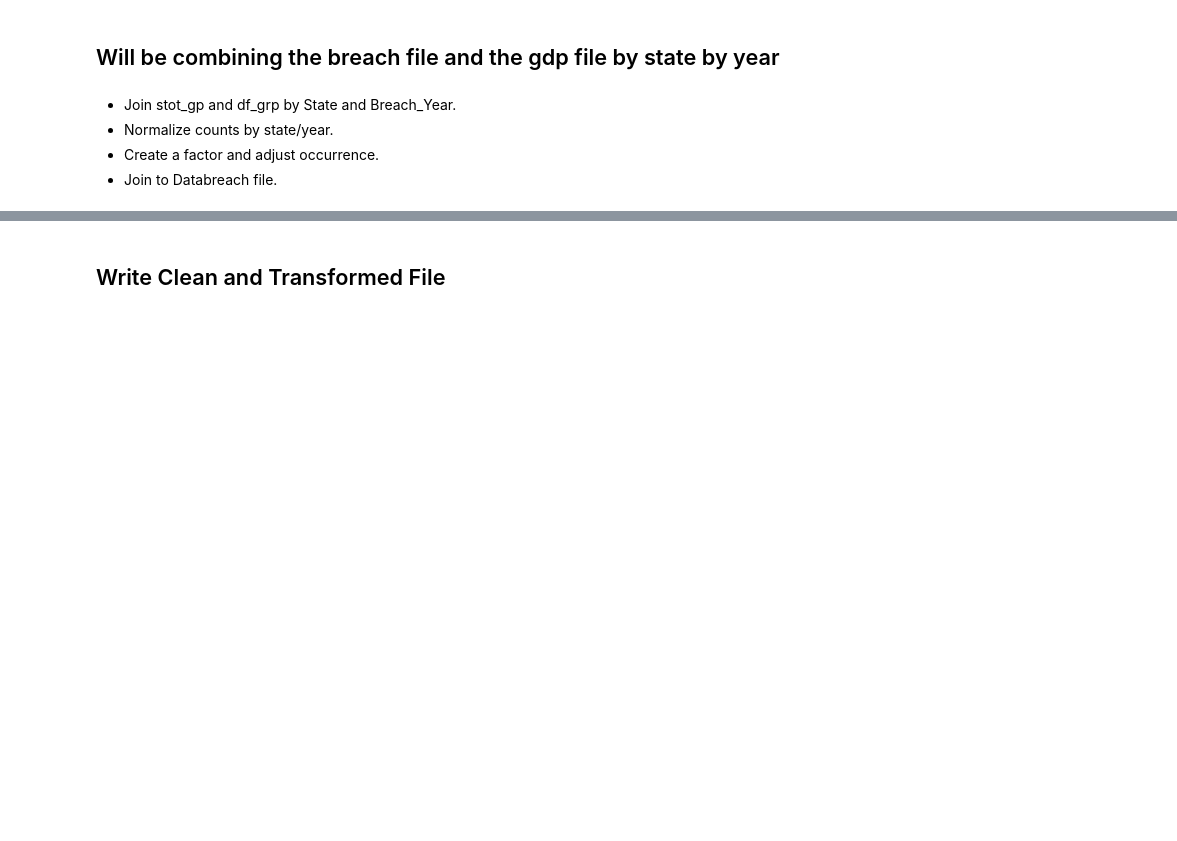
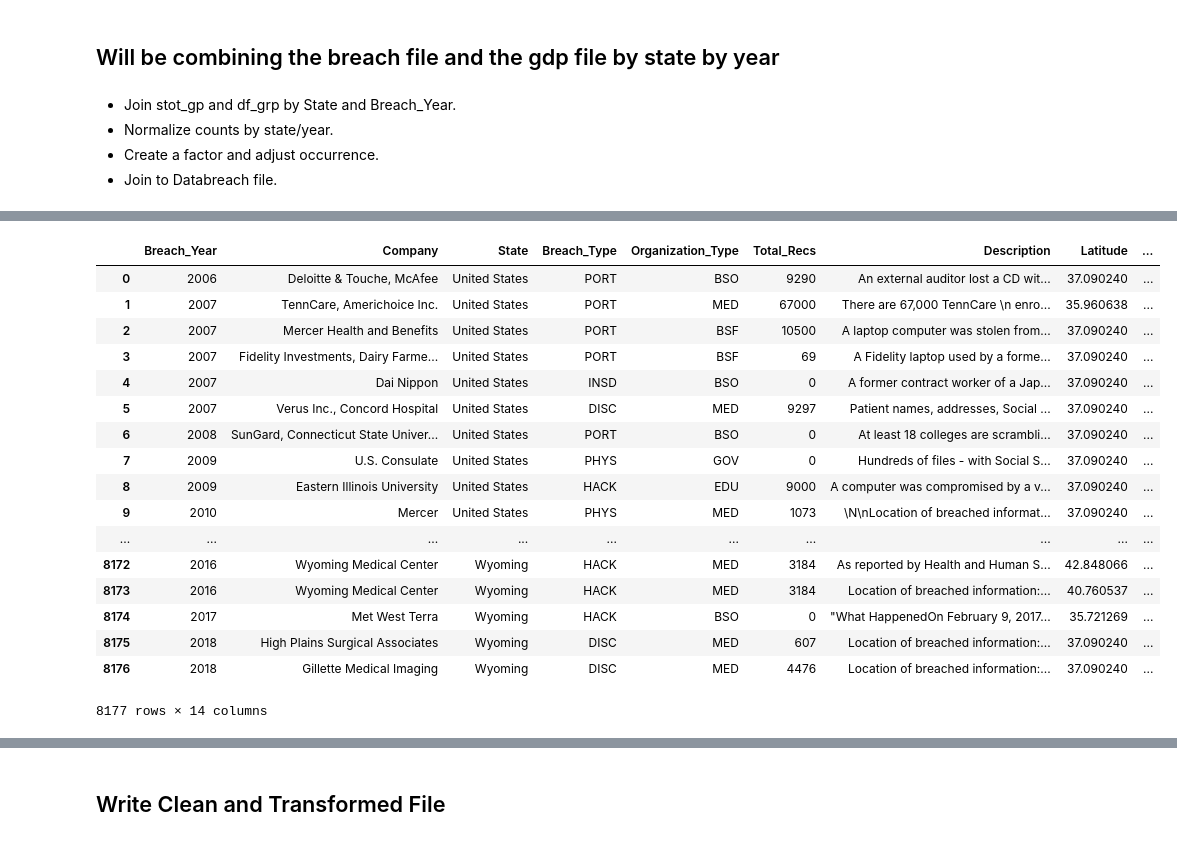
Before and after one commit to dmrod01/Capstone, a Jupyter notebook: Data_Breaches_Cleaning_Transformation.ipynb, the cells around one changed output, grey strips where cells are left out. Cells and saved outputs as stored; diff of their text form; code cells hidden in the pictures; blank space fills up the shorter version.

```diff
--- a/Data_Breaches_Cleaning_Transformation.ipynb
+++ b/Data_Breaches_Cleaning_Transformation.ipynb
@@ -892,0 +841,5 @@ stot_gp.head()
+# %%
+stot_gp = stot_gp[stot_gp.State_CAT != 99]
+# %%
+stot_gp = stot_gp.drop(["State","Breach_Year"], axis=1)
+stot_gp.head()
@@ -892,0 +875,3 @@ stot_gp.head()
+# %%
+df = df.drop(["Breach_Occurrence"], axis=1)
+df.head()
@@ -892,0 +885,23 @@ stot_gp.head()
+# %%
+#merge the GDP with the data breach file
+df_new = pd.merge(df, stot_gp, on=["State_CAT", "Year_CAT"], how="left")
+df_new
+# %% [output]
+|  | Breach_Year | Company | State | Breach_Type | Organization_Type | Total_Recs | Description | Latitude | ... |
+| 0 | 2006 | Deloitte & Touche, McAfee | United States | PORT | BSO | 9290 | An external auditor lost a CD wit... | 37.090240 | ... |
+| 1 | 2007 | TennCare, Americhoice Inc. | United States | PORT | MED | 67000 | There are 67,000 TennCare \n enro... | 35.960638 | ... |
+| 2 | 2007 | Mercer Health and Benefits | United States | PORT | BSF | 10500 | A laptop computer was stolen from... | 37.090240 | ... |
+| 3 | 2007 | Fidelity Investments, Dairy Farme... | United States | PORT | BSF | 69 | A Fidelity laptop used by a forme... | 37.090240 | ... |
+| 4 | 2007 | Dai Nippon | United States | INSD | BSO | 0 | A former contract worker of a Jap... | 37.090240 | ... |
+| 5 | 2007 | Verus Inc., Concord Hospital | United States | DISC | MED | 9297 | Patient names, addresses, Social ... | 37.090240 | ... |
+| 6 | 2008 | SunGard, Connecticut State Univer... | United States | PORT | BSO | 0 | At least 18 colleges are scrambli... | 37.090240 | ... |
+| 7 | 2009 | U.S. Consulate | United States | PHYS | GOV | 0 | Hundreds of files - with Social S... | 37.090240 | ... |
+| 8 | 2009 | Eastern Illinois University | United States | HACK | EDU | 9000 | A computer was compromised by a v... | 37.090240 | ... |
+| 9 | 2010 | Mercer | United States | PHYS | MED | 1073 | \N\nLocation of breached informat... | 37.090240 | ... |
+| ... | ... | ... | ... | ... | ... | ... | ... | ... | ... |
+| 8172 | 2016 | Wyoming Medical Center | Wyoming | HACK | MED | 3184 | As reported by Health and Human S... | 42.848066 | ... |
+| 8173 | 2016 | Wyoming Medical Center | Wyoming | HACK | MED | 3184 | Location of breached information:... | 40.760537 | ... |
+| 8174 | 2017 | Met West Terra | Wyoming | HACK | BSO | 0 | "What HappenedOn February 9, 2017... | 35.721269 | ... |
+| 8175 | 2018 | High Plains Surgical Associates | Wyoming | DISC | MED | 607 | Location of breached information:... | 37.090240 | ... |
+| 8176 | 2018 | Gillette Medical Imaging | Wyoming | DISC | MED | 4476 | Location of breached information:... | 37.090240 | ... |
+8177 rows × 14 columns
```
Also changed, not shown: parts of 67 cells of this notebook, 1 other file.
